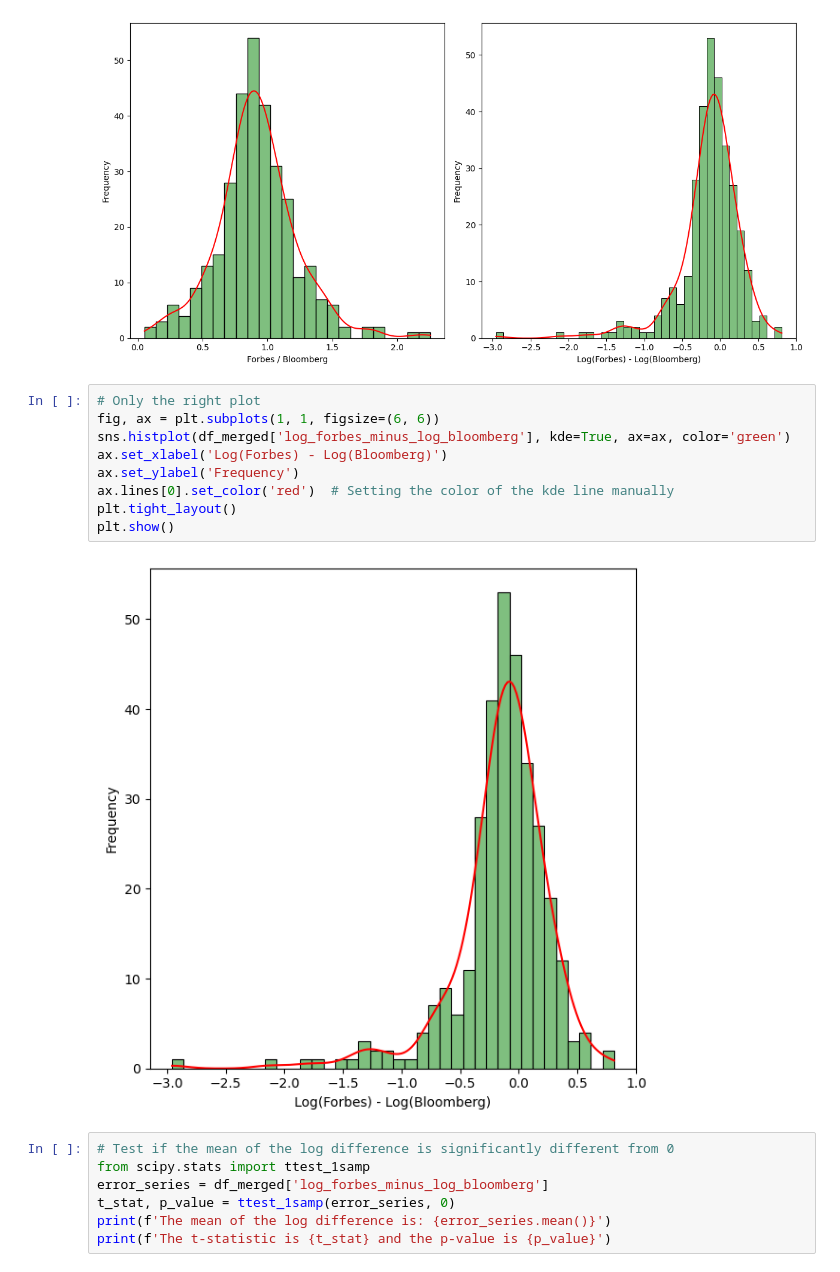
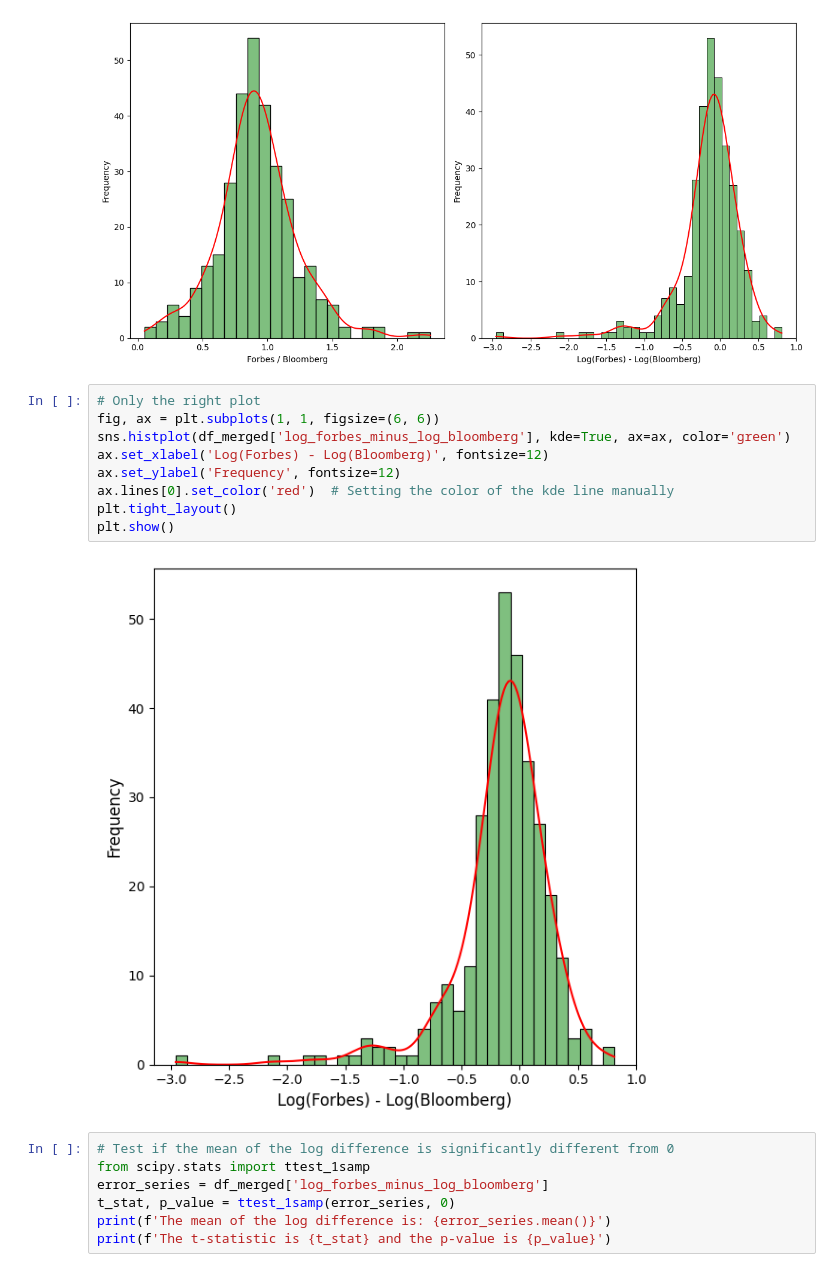
Before and after one commit to plhocker/top_wealth_thesis, a Jupyter notebook: Notebooks/extension/measurement_error.ipynb, the cells around one changed output. Saved outputs shown, nothing was run; the diff lists cells and outputs as text.

```diff
--- a/Notebooks/extension/measurement_error.ipynb
+++ b/Notebooks/extension/measurement_error.ipynb
@@ -53,14 +53,14 @@ plt.show()
 # %%
 # Only the right plot
 fig, ax = plt.subplots(1, 1, figsize=(6, 6))
 sns.histplot(df_merged['log_forbes_minus_log_bloomberg'], kde=True, ax=ax, color='green')
-ax.set_xlabel('Log(Forbes) - Log(Bloomberg)')
-ax.set_ylabel('Frequency')
+ax.set_xlabel('Log(Forbes) - Log(Bloomberg)', fontsize=12)
+ax.set_ylabel('Frequency', fontsize=12)
 ax.lines[0].set_color('red')  # Setting the color of the kde line manually
 plt.tight_layout()
 plt.show()
 # %% [output]
-[figure, old version]
+[figure, new version]
 # %%
 # Test if the mean of the log difference is significantly different from 0
 from scipy.stats import ttest_1samp
```
Also changed, not shown: parts of 15 cells of this notebook, 19 other files.
